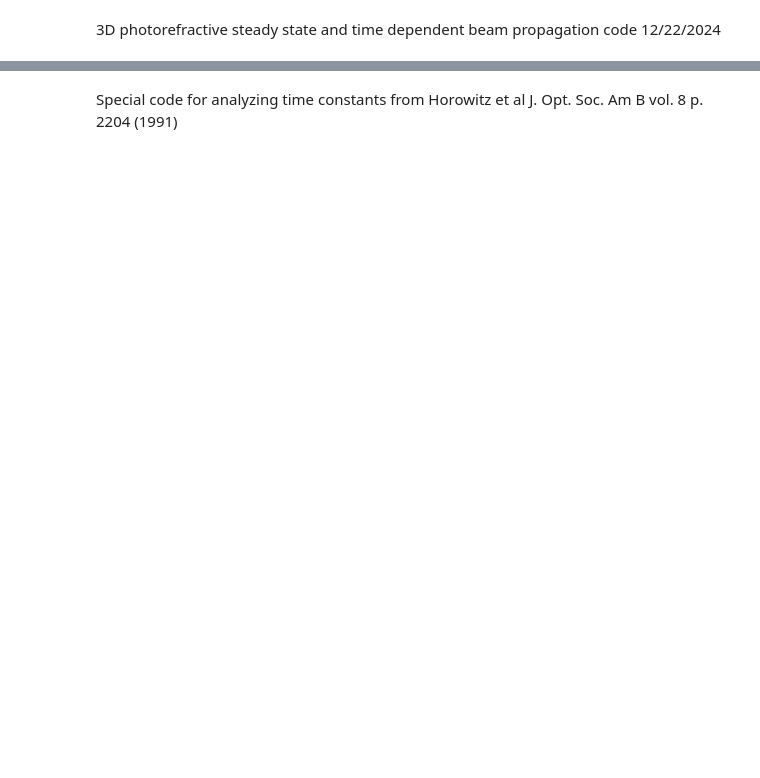
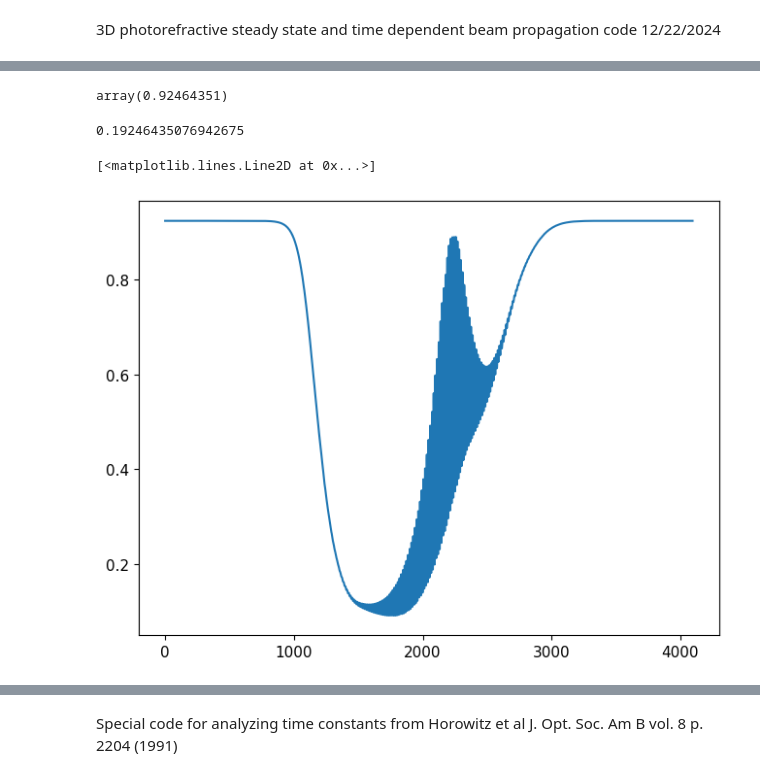
Before and after one commit to mcroning/Nonlinear-Beam-Propagation, a Jupyter notebook: PRprop3Da.ipynb, the cells around one changed output, grey strips where cells are left out. Cells and saved outputs as stored; diff of their text form; code cells hidden in the pictures; blank space fills up the shorter version.

```diff
--- a/PRprop3Da.ipynb
+++ b/PRprop3Da.ipynb
@@ -1533,0 +1624,13 @@ interactive(children=(FloatSlider(value=0.5, description='esc_max', max=1.5, min
+# %%
+escsxz[0,0,0].get()
+# %% [output]
+array(0.92464351)
+# %%
+Id+E_app*1000*100/Es
+# %% [output]
+0.19246435076942675
+# %%
+plt.plot(escsxz[0,-1,:].get())
+# %% [output]
+[<matplotlib.lines.Line2D at 0x...>]
+[figure, added]
```
Also changed, not shown: parts of 22 cells of this notebook.
